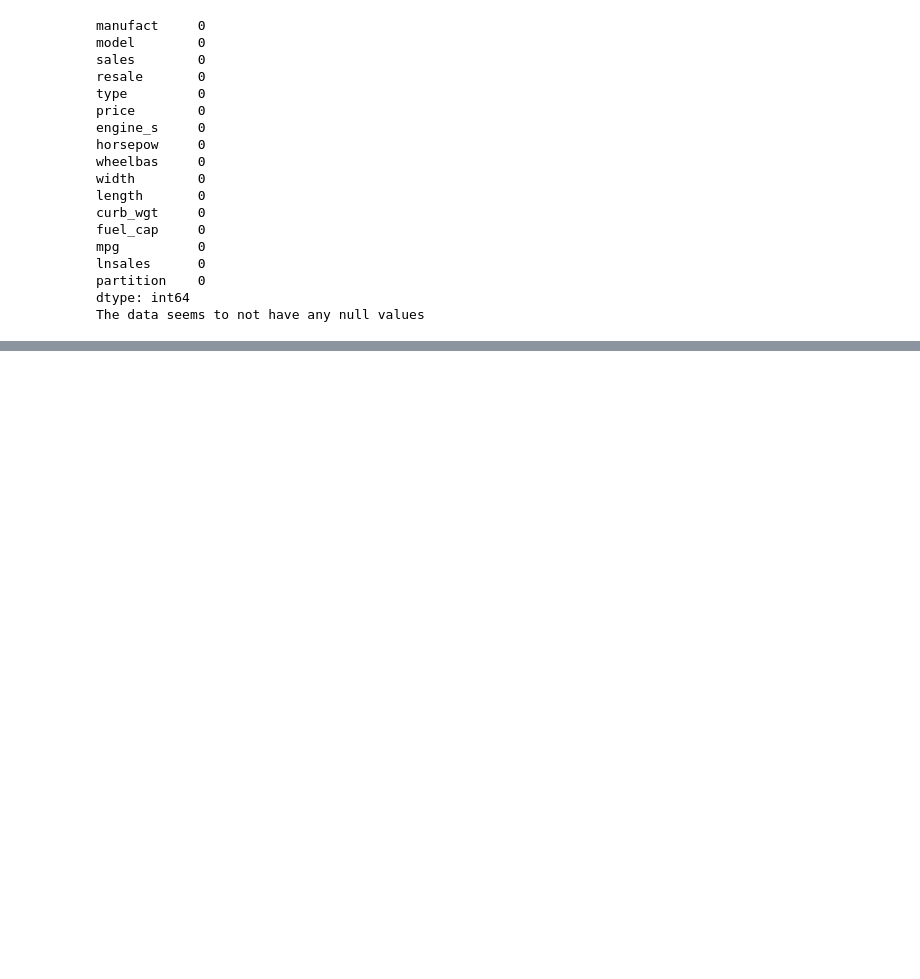
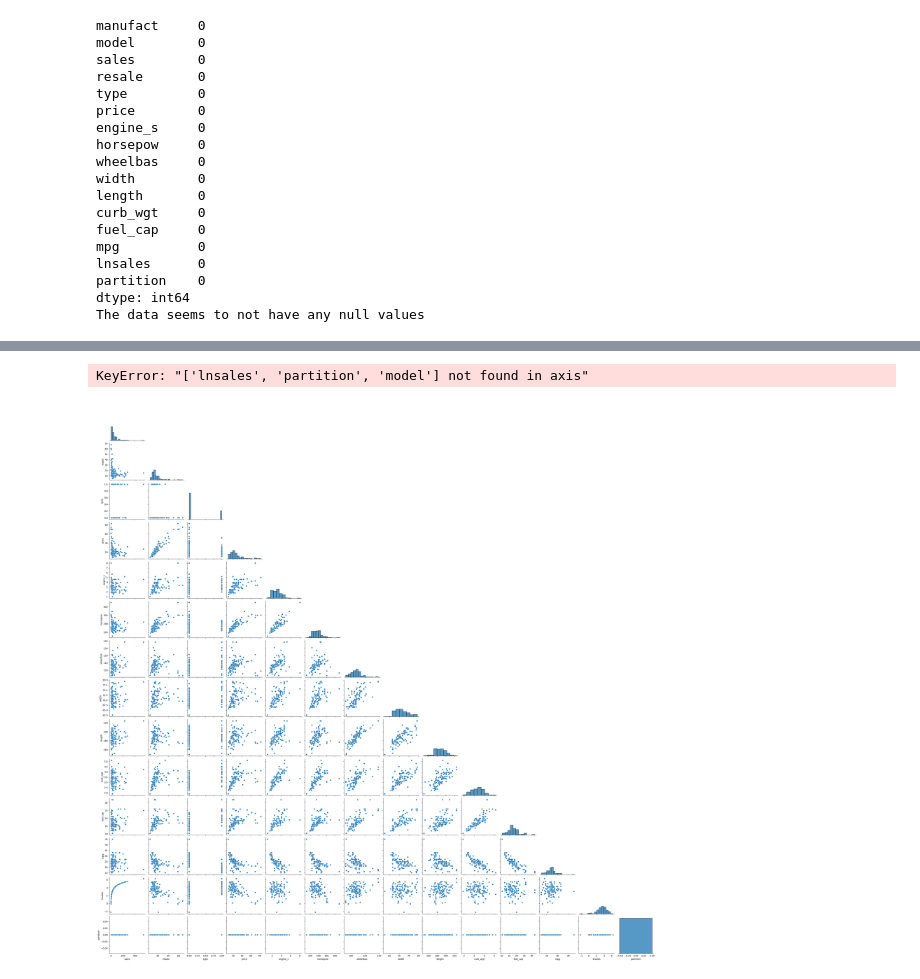
Before and after one commit to AbhinavSinghKuriya/Datasheet6, a Jupyter notebook: DataAnalysis.ipynb, the cells around one changed output, grey strips where cells are left out. Cells and saved outputs as stored; diff of their text form; code cells hidden in the pictures; blank space fills up the shorter version.

```diff
--- a/DataAnalysis.ipynb
+++ b/DataAnalysis.ipynb
@@ -131,0 +165,10 @@ df.describe()
+# %%
+# Lets drop model, lnsales and partition
+df = df.drop(['lnsales', 'partition','model'],axis=1)
+print(df.columns)
+# %% [output]
+KeyError: "['lnsales', 'partition', 'model'] not found in axis"
+# %%
+grid = sns.pairplot(df,corner=True)
+# %% [output]
+[figure, added]
```
Also changed, not shown: parts of 2 cells of this notebook.
